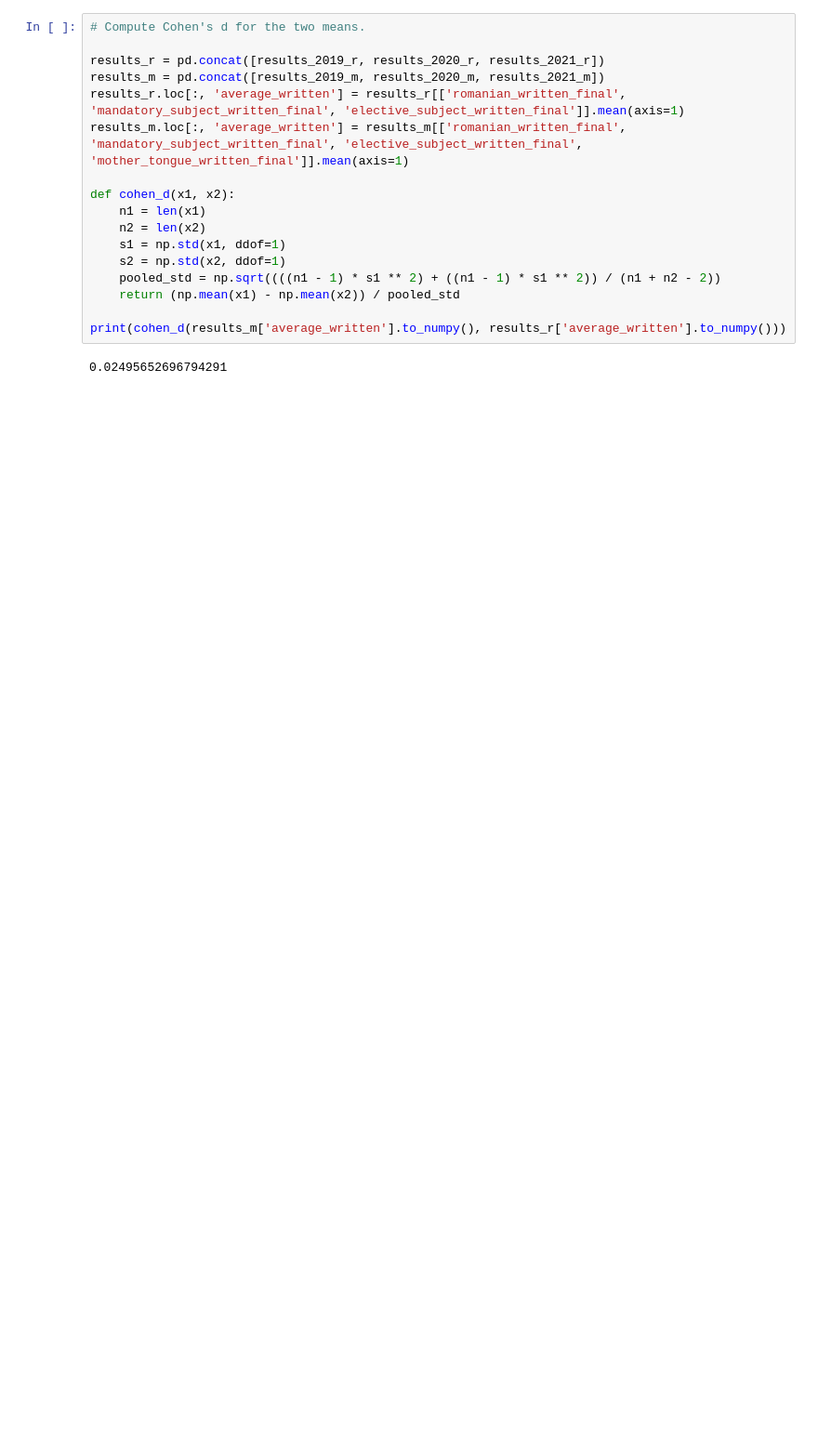
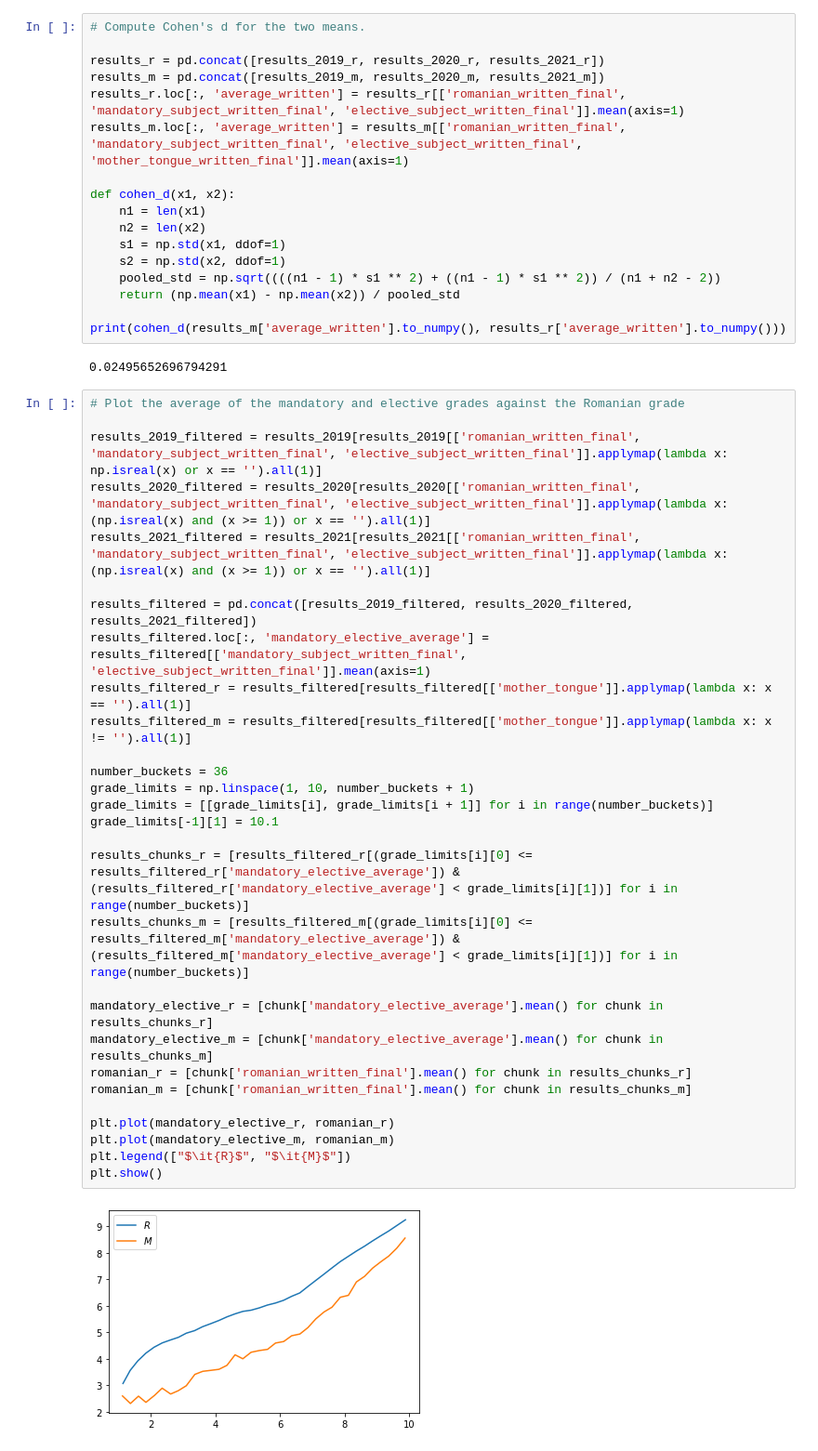
Before and after one commit to alparius/bac-stat, a Jupyter notebook: src/exp1_romanian_grade_plots.ipynb, the cells around one changed output. Shown at 93% size. Drawn from its saved outputs; the diff is of its cells as text; blank space fills up the shorter version.

Commit message:
new average spec grade vs romanian plot

```diff
--- a/src/exp1_romanian_grade_plots.ipynb
+++ b/src/exp1_romanian_grade_plots.ipynb
@@ -307,3 +307,34 @@ def cohen_d(x1, x2):
 print(cohen_d(results_m['average_written'].to_numpy(), results_r['average_written'].to_numpy()))
 # %% [output]
 0.02495652696794291
+# %%
+# Plot the average of the mandatory and elective grades against the Romanian grade
+
+results_2019_filtered = results_2019[results_2019[['romanian_written_final', 'mandatory_subject_written_final', 'elective_subject_written_final']].applymap(lambda x: np.isreal(x) or x == '').all(1)]
+results_2020_filtered = results_2020[results_2020[['romanian_written_final', 'mandatory_subject_written_final', 'elective_subject_written_final']].applymap(lambda x: (np.isreal(x) and (x >= 1)) or x == '').all(1)]
+results_2021_filtered = results_2021[results_2021[['romanian_written_final', 'mandatory_subject_written_final', 'elective_subject_written_final']].applymap(lambda x: (np.isreal(x) and (x >= 1)) or x == '').all(1)]
+
+results_filtered = pd.concat([results_2019_filtered, results_2020_filtered, results_2021_filtered])
+results_filtered.loc[:, 'mandatory_elective_average'] = results_filtered[['mandatory_subject_written_final', 'elective_subject_written_final']].mean(axis=1)
+results_filtered_r = results_filtered[results_filtered[['mother_tongue']].applymap(lambda x: x == '').all(1)]
+results_filtered_m = results_filtered[results_filtered[['mother_tongue']].applymap(lambda x: x != '').all(1)]
+
+number_buckets = 36
+grade_limits = np.linspace(1, 10, number_buckets + 1)
+grade_limits = [[grade_limits[i], grade_limits[i + 1]] for i in range(number_buckets)]
+grade_limits[-1][1] = 10.1
+
+results_chunks_r = [results_filtered_r[(grade_limits[i][0] <= results_filtered_r['mandatory_elective_average']) & (results_filtered_r['mandatory_elective_average'] < grade_limits[i][1])] for i in range(number_buckets)]
+results_chunks_m = [results_filtered_m[(grade_limits[i][0] <= results_filtered_m['mandatory_elective_average']) & (results_filtered_m['mandatory_elective_average'] < grade_limits[i][1])] for i in range(number_buckets)]
+
+mandatory_elective_r = [chunk['mandatory_elective_average'].mean() for chunk in results_chunks_r]
+mandatory_elective_m = [chunk['mandatory_elective_average'].mean() for chunk in results_chunks_m]
+romanian_r = [chunk['romanian_written_final'].mean() for chunk in results_chunks_r]
+romanian_m = [chunk['romanian_written_final'].mean() for chunk in results_chunks_m]
+
+plt.plot(mandatory_elective_r, romanian_r)
+plt.plot(mandatory_elective_m, romanian_m)
+plt.legend(["$\it{R}$", "$\it{M}$"])
+plt.show()
+# %% [output]
+[figure, added]
```
Also changed, not shown: parts of 1 cell of this notebook.
